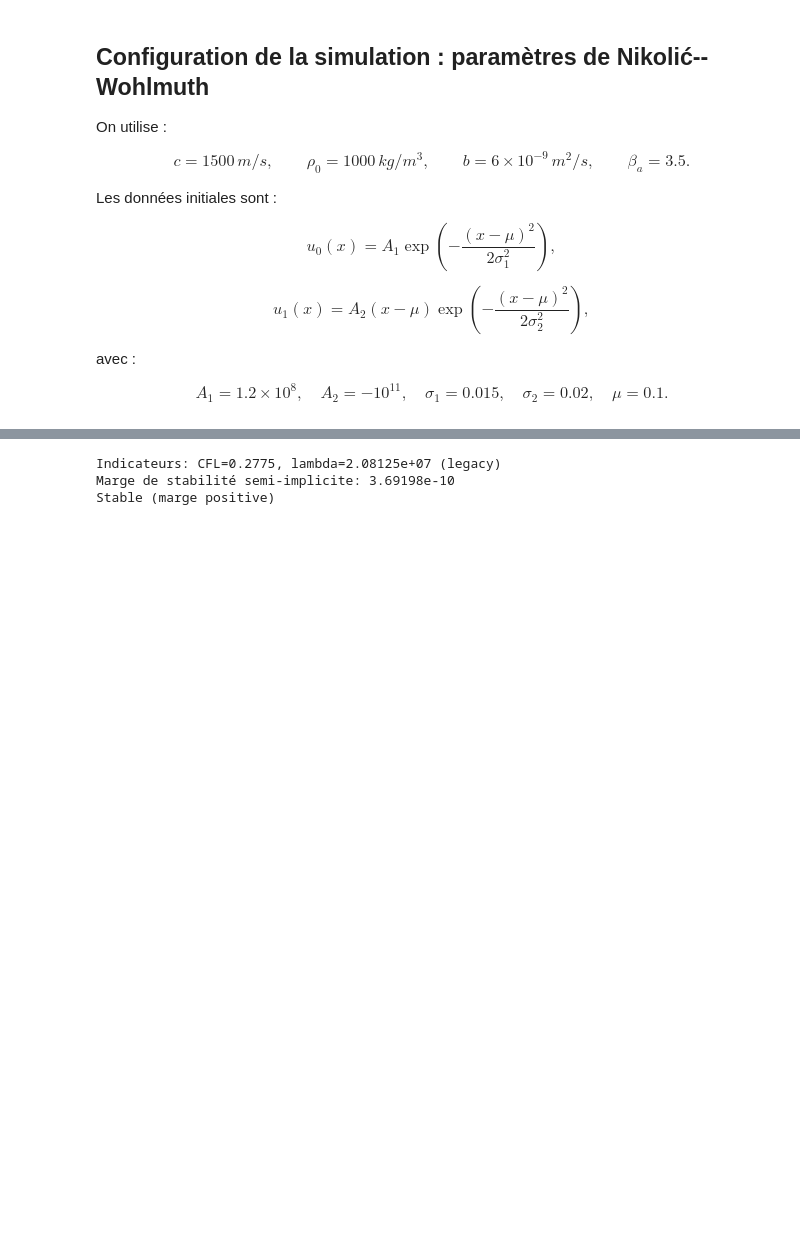
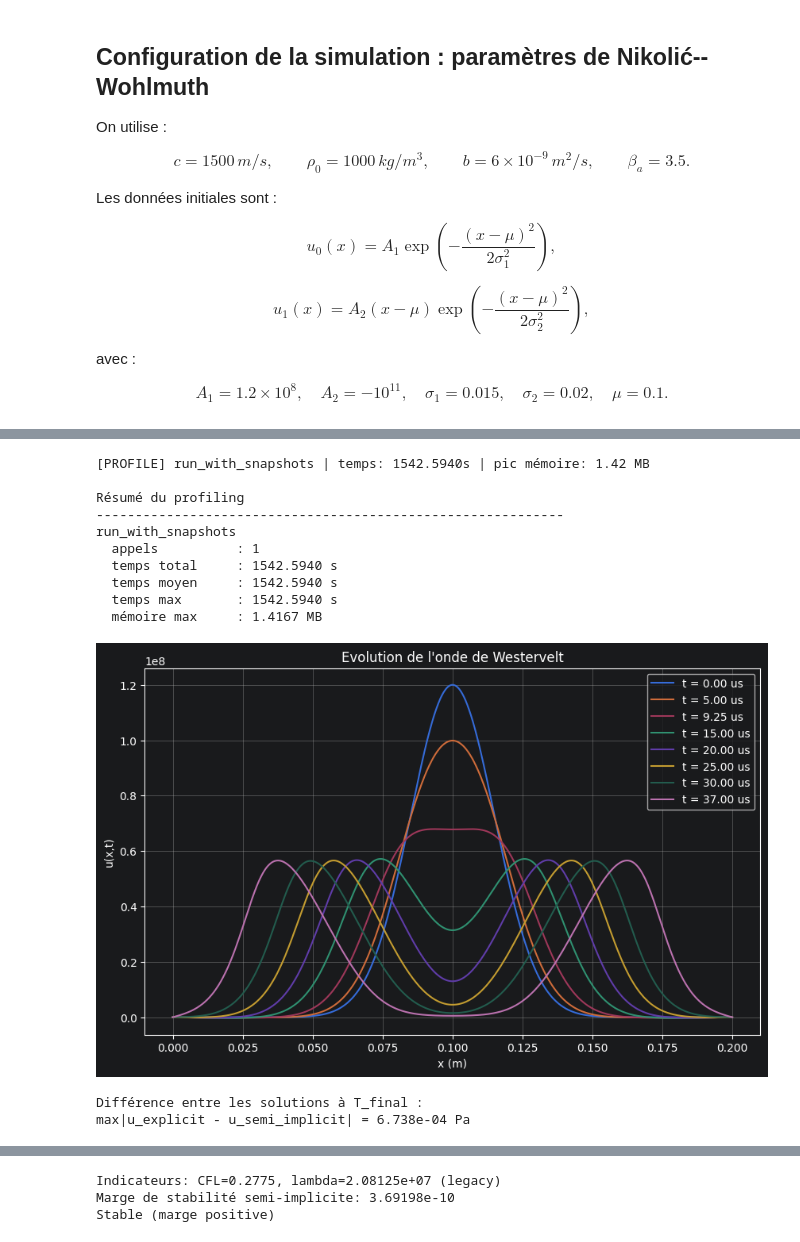
Before and after one commit to Geobatpo07/Westervelt-Simulation, a Jupyter notebook: notebooks/test_solver_nikolic.ipynb, the cells around one changed output, grey strips where cells are left out. Cells and saved outputs as stored; diff of their text form; code cells hidden in the pictures; blank space fills up the shorter version.

```diff
--- a/notebooks/test_solver_nikolic.ipynb
+++ b/notebooks/test_solver_nikolic.ipynb
@@ -152,0 +190,23 @@ run_with_snapshots
+# %%
+times = [0.0, 5e-6, 9.25e-6, 15e-6, 20e-6, 25e-6, 30e-6, 37e-6]
+snapshots1 = solver1.run_with_snapshots(times, store_energy=True)
+solver1.print_profiler_summary()
+solver1.plot_snapshots(snapshots1)
+# %% [output]
+[PROFILE] run_with_snapshots | temps: 1542.5940s | pic mémoire: 1.42 MB
+
+Résumé du profiling
+------------------------------------------------------------
+run_with_snapshots
+  appels          : 1
+  temps total     : 1542.5940 s
+  temps moyen     : 1542.5940 s
+  temps max       : 1542.5940 s
+  mémoire max     : 1.4167 MB
+[figure, added]
+# %%
+print("Différence entre les solutions à T_final :")
+print(f"max|u_explicit - u_semi_implicit| = {np.max(np.abs(solver.u - solver1.u)):.3e} Pa")
+# %% [output]
+Différence entre les solutions à T_final :
+max|u_explicit - u_semi_implicit| = 6.738e-04 Pa
```
Also changed, not shown: parts of 15 cells of this notebook, 11 other files.
